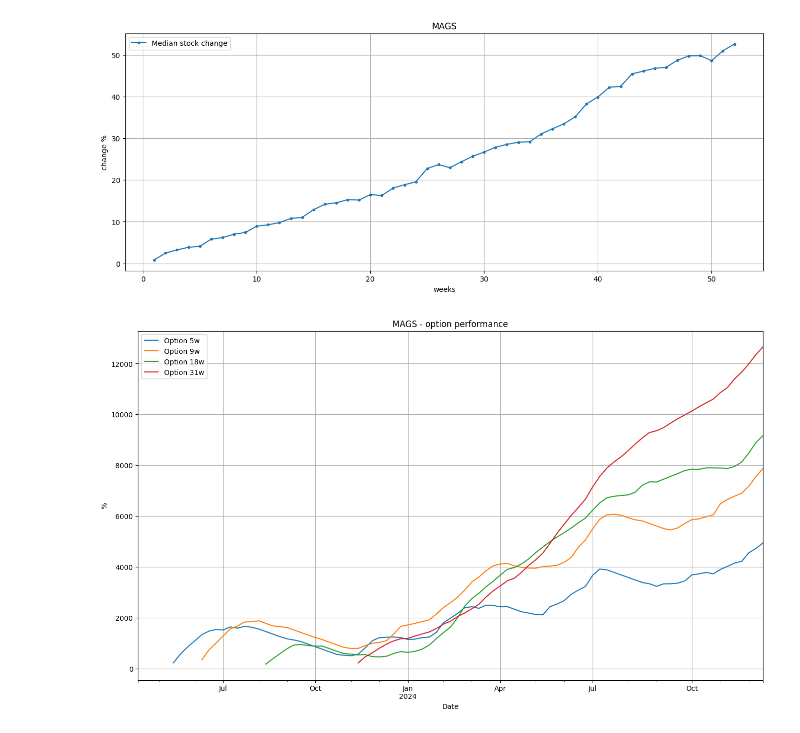
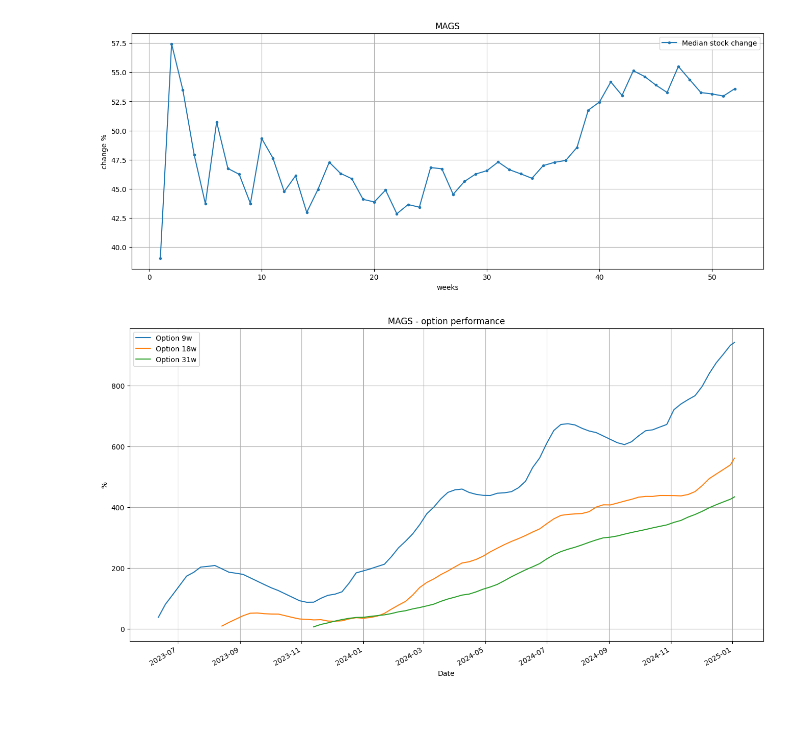
Before and after one commit to dotchev/stox, a Jupyter notebook: weekly-MAGS.ipynb, the cells around one changed output. Drawn from its saved outputs; the diff is of its cells as text; code cells hidden in the pictures.

```diff
--- a/weekly-MAGS.ipynb
+++ b/weekly-MAGS.ipynb
@@ -37,21 +19,25 @@ max_weeks = 52
 gap = 0 # %
 
 option_prices = {
-    2: [43/0.62],
+    2: [43/0.62, 56/1.05],
     4: [56/1.85],
     5: [45/1.62, 50/1.9],
     6: [43/1.80],
+    7: [56/1.97],
     8: [46/1.55],
     9: [45/2.05, 51/1.8, 56/2.82],
+    11: [59/2.65],
     13: [56/3.40],
     15: [43/2.27],
     17: [46/2.67],
     18: [45/3.35, 51/2.97],
+    24: [56/4.4],
     26: [56/5.1],
     28: [43/3.45],
     30: [46/3.55],
     31: [45/4.05, 51/4.2],
 }
+
 print('option leverages:')
 for w in sorted(option_prices.keys()):
     print(f'\t{w:2}w', *[f'{x:4.1f}' for x in option_prices[w]])
@@ -86,17 +72,18 @@ option leverages:
         31w 11.0  9.1%
 option gap: 0.00%
 # %%
+max_weeks = 52
 stock_change = [None]
 option_performance = []
 for weeks in range(1, max_weeks+1):
     stock_changes = history['Close'].pct_change(periods=weeks) * 100
-    stock_change.append(stock_changes.median())
+    stock_change.append(stock_changes.median()*52/weeks)
     window_max = history['High'].rolling(window=pd.api.indexers.FixedForwardWindowIndexer(window_size=weeks)).max()
 
     if weeks in option_leverage:
         lvr = option_leverage[weeks]
         option_profits = ((stock_changes[weeks:] - gap) * lvr - 100).clip(lower=-100)
-        mean_profit = option_profits.mean() #* 52 / weeks # annualized
+        mean_profit = option_profits.mean() * 52 / weeks # annualized
         median_profit = option_profits.median()
         positive_percent = (option_profits > 0).mean() * 100
         wmax = (((window_max / history['Open'] - 1) * 100 - gap) * lvr - 100).clip(lower=-100).median() - 100
@@ -157,17 +118,17 @@ plt.ylabel('change %')
 plt.grid()
 plt.show()
 # %% [output]
-[figure, old version]
+[figure, new version]
 # %%
 plt.figure(figsize=(16,9))
 
-for w in [5,9,18,31]:
-    history[f'Option {w}w'].cumsum().plot()
+for w in [9,18,31]:
+    (history[f'Option {w}w'].cumsum()/w).plot()
 
 plt.legend()
 plt.title(f'{tickerSymbol} - option performance')
 plt.ylabel('%')
 plt.grid()
 plt.show()
 # %% [output]
-[figure, old version]
+[figure, new version]
```
Also changed, not shown: parts of 7 cells of this notebook, 26 other files.
